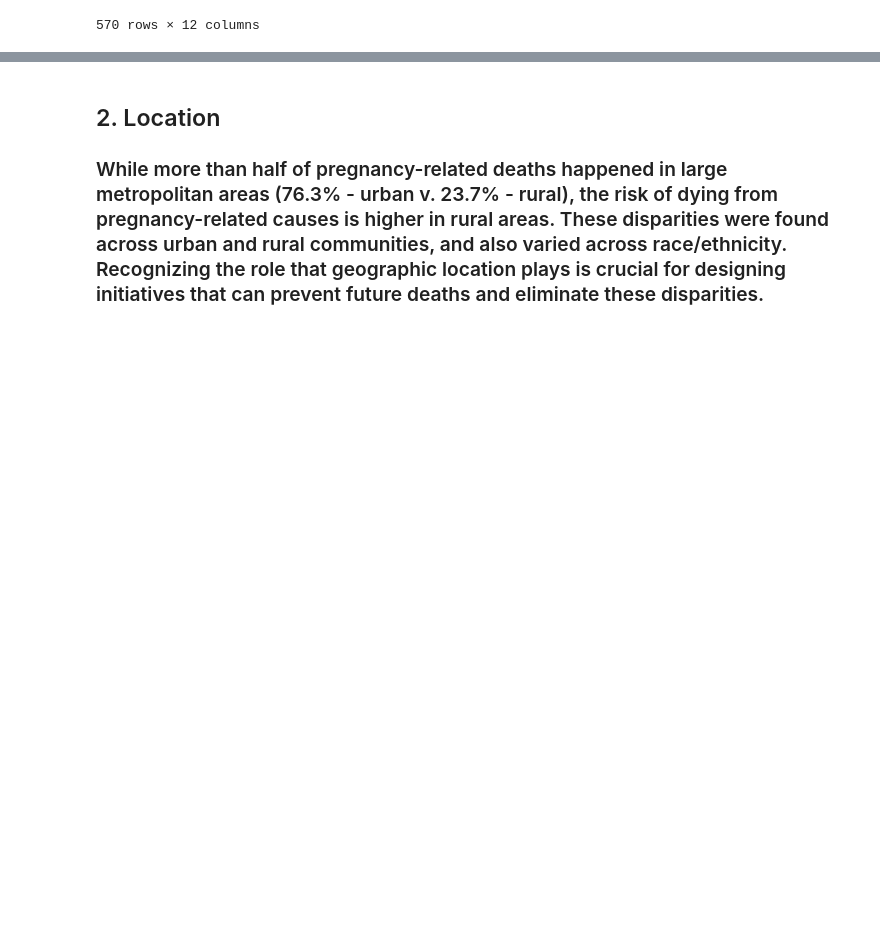
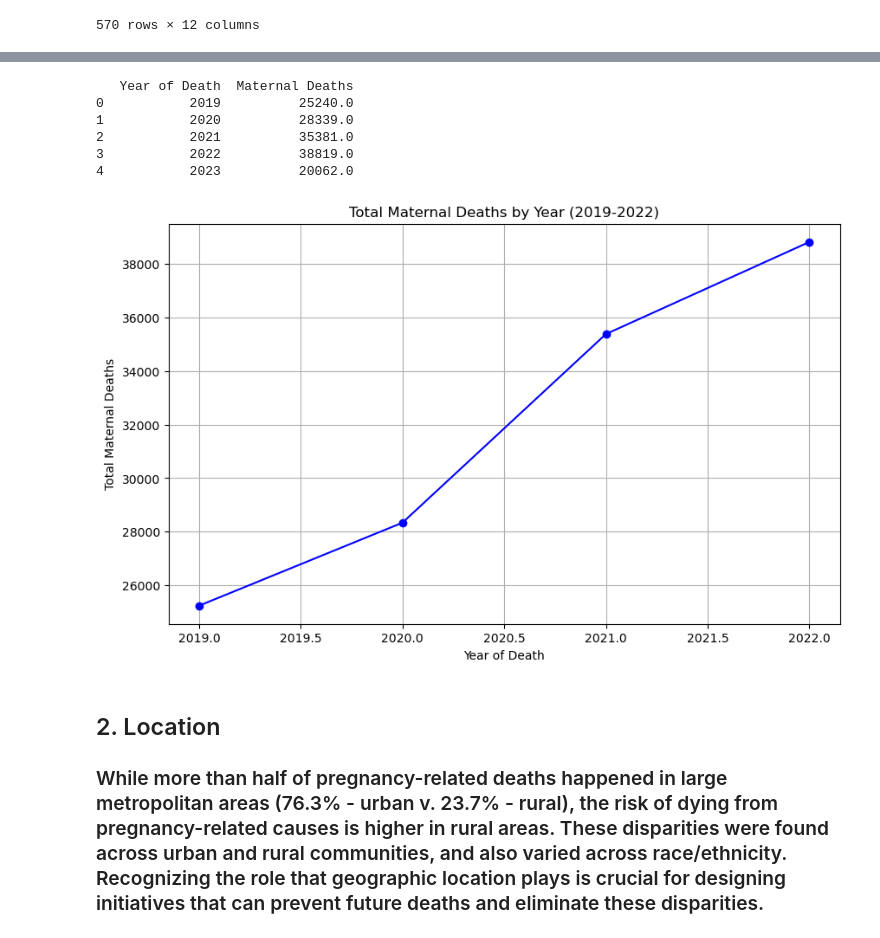
Before and after one commit to MiaMetni/Project-1, a Jupyter notebook: Project1_Maternal_Health_main.ipynb, the cells around one changed output, grey strips where cells are left out. Cells and saved outputs as stored; diff of their text form; code cells hidden in the pictures; blank space fills up the shorter version.

```diff
--- a/Project1_Maternal_Health_main.ipynb
+++ b/Project1_Maternal_Health_main.ipynb
@@ -83,2 +83,3 @@ mh_merged_df = pd.merge(maternal_death_df, live_births_edu_df, on="Mother's Race
 # %%
-mh_merged_df
+# Drop specified columns
+maternal_death_df.drop(columns=["Data As Of", "Footnote"], inplace=True)
@@ -99,3 +88,36 @@ mh_merged_df
+# %%
+# Group by "Year" and sum the "Maternal Deaths" column
+maternal_deaths_totals = maternal_death_df.groupby("Year of Death")["Maternal Deaths"].sum().reset_index()
+
+# Print the resulting DataFrame
+print(maternal_deaths_totals)
+# %% [output]
+   Year of Death  Maternal Deaths
+0           2019          25240.0
+1           2020          28339.0
+2           2021          35381.0
+3           2022          38819.0
+4           2023          20062.0
+# %%
+# Filter out year "2023.0" - this year seems to have partial data
+filtered_data = maternal_deaths_totals[~maternal_deaths_totals["Year of Death"].isin([2023.0])]
+
+# Plot the line graph
+plt.figure(figsize=(10, 6))
+plt.plot(filtered_data["Year of Death"], filtered_data["Maternal Deaths"], marker='o', color='b', linestyle='-')
+
+# Add labels and title
+plt.title('Total Maternal Deaths by Year (2019-2022)')
+plt.xlabel('Year of Death')
+plt.ylabel('Total Maternal Deaths')
+
+# Show grid
+plt.grid(True)
+
+# Show the plot
+plt.show()
+# %% [output]
+[figure, added]
 # %% [markdown]
 ##  2. Location
 ### While more than half of pregnancy-related deaths happened in large metropolitan areas (76.3% - urban v. 23.7% - rural), the risk of dying from pregnancy-related causes is higher in rural areas. These disparities were found across urban and rural communities, and also varied across race/ethnicity. Recognizing the role that geographic location plays is crucial for designing initiatives that can prevent future deaths and eliminate these disparities.
```
Also changed, not shown: parts of 3 cells of this notebook.
